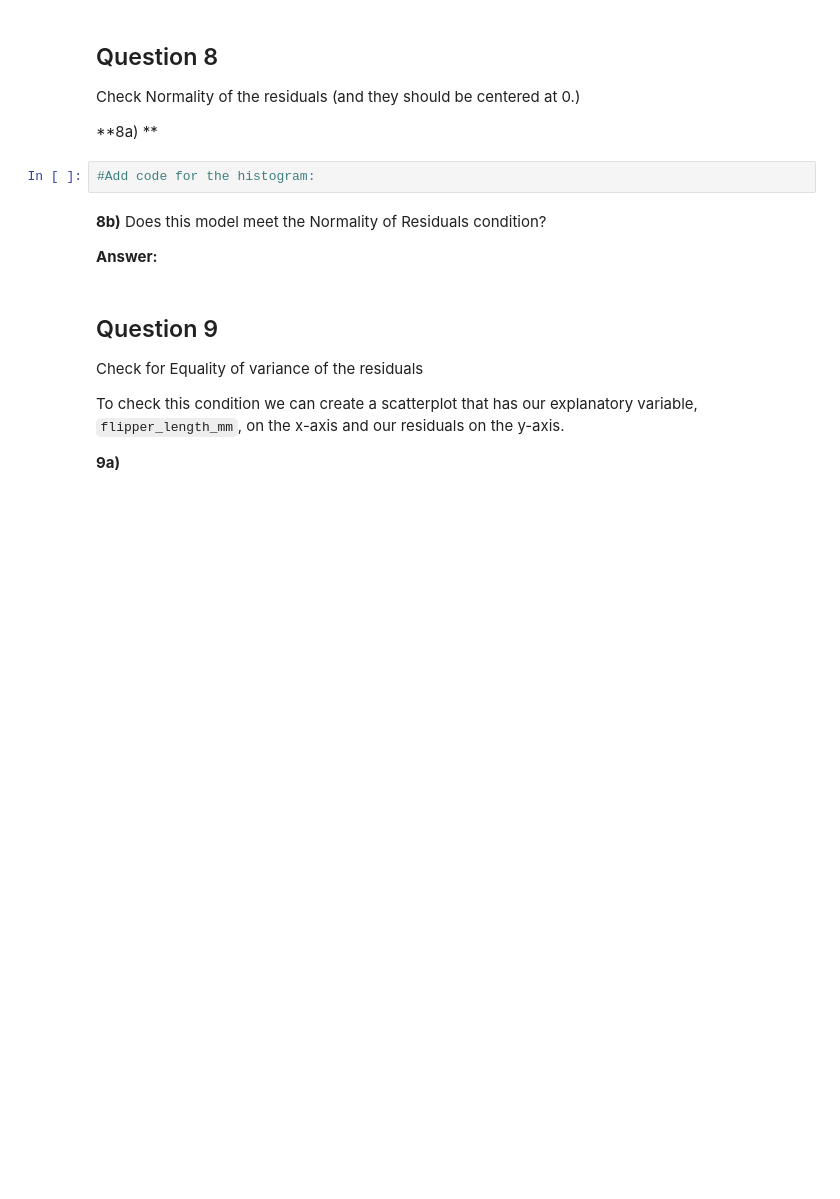
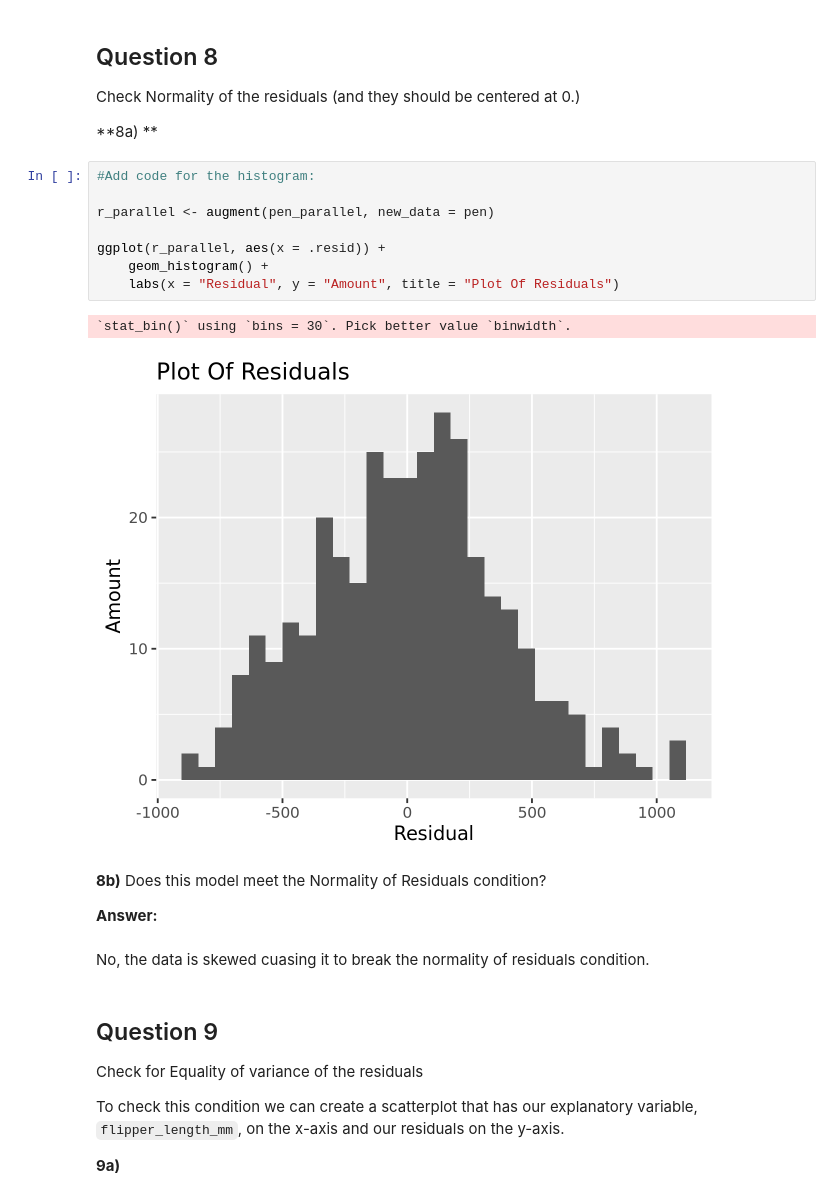
Before and after one commit to kaival1524/a09, a Jupyter notebook: assignment10.ipynb, the cells around one changed output. Cells and saved outputs as stored; diff of their text form; blank space fills up the shorter version.

```diff
--- a/assignment10.ipynb
+++ b/assignment10.ipynb
@@ -342,10 +342,21 @@ Check Normality of the residuals (and they should be centered at 0.)
 **8a) **
 # %%
 #Add code for the histogram:
+
+r_parallel <- augment(pen_parallel, new_data = pen)
+
+ggplot(r_parallel, aes(x = .resid)) +
+    geom_histogram() +
+    labs(x = "Residual", y = "Amount", title = "Plot Of Residuals")
+# %% [output]
+`stat_bin()` using `bins = 30`. Pick better value `binwidth`.
+[figure, added]
 # %% [markdown]
 **8b)** Does this model meet the Normality of Residuals condition?
 
 **Answer:**
+# %% [markdown]
+No, the data is skewed cuasing it to break the normality of residuals condition.
 # %% [markdown]
 ## Question 9
 
```
